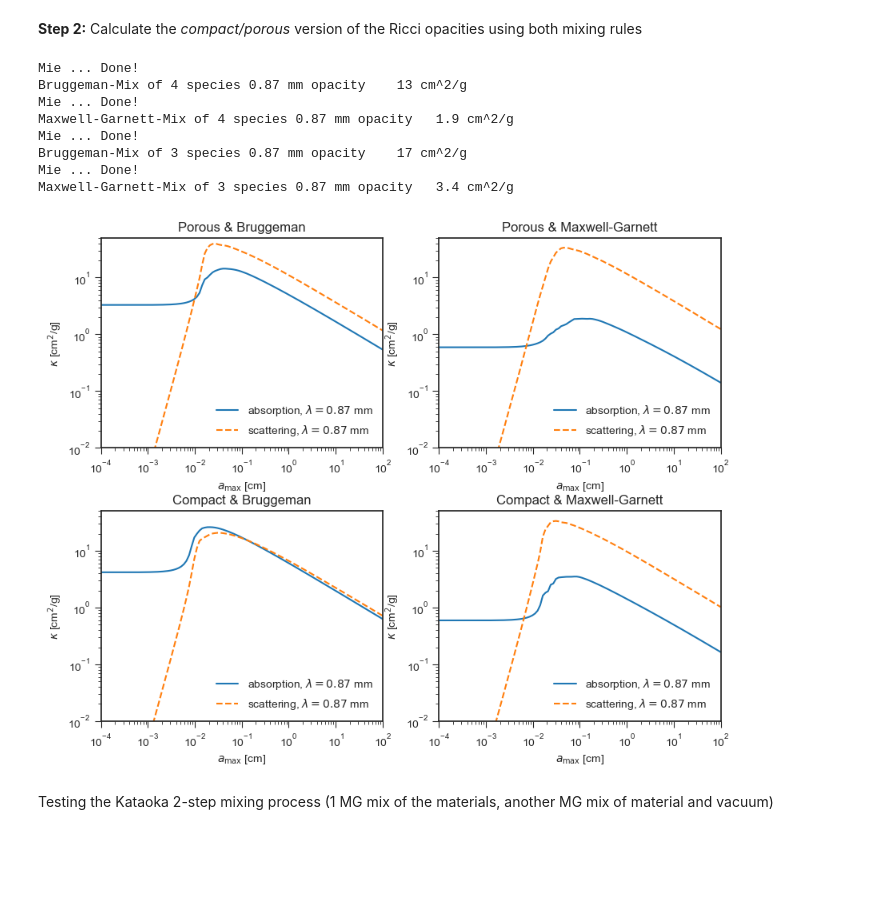
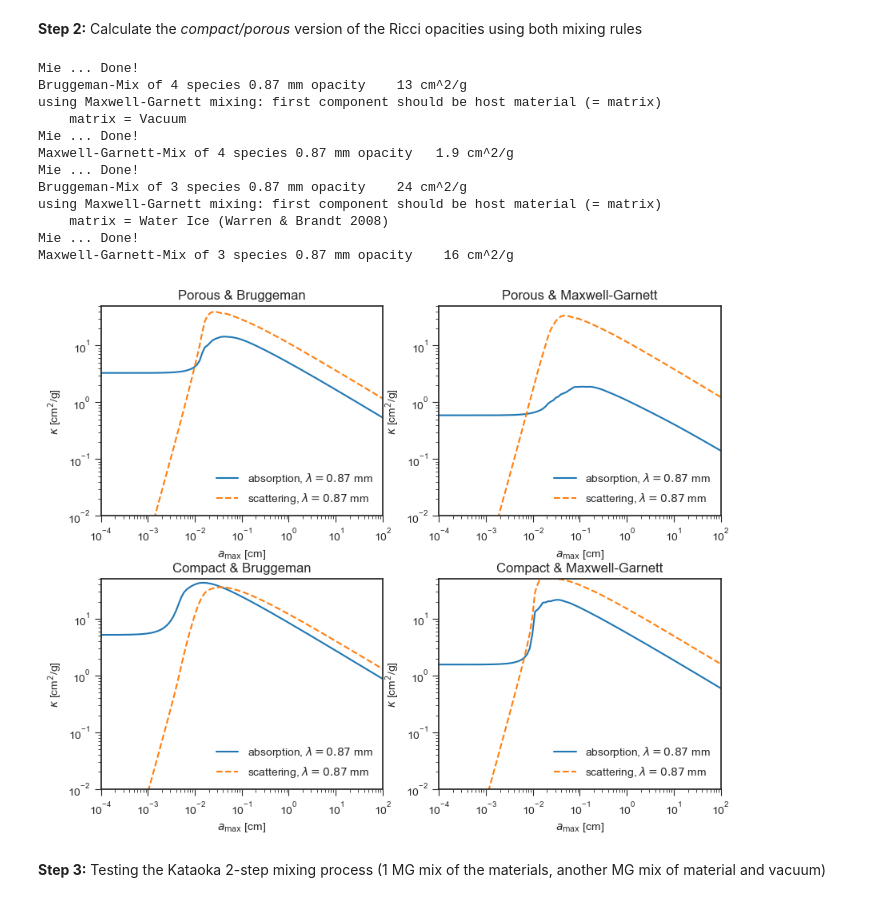
Before and after one commit to seanandrews/p484, a Jupyter notebook: projects/opacities/default_opacities.ipynb, the cells around one changed output. Saved outputs shown, nothing was run; the diff lists cells and outputs as text; code cells hidden in the pictures; blank space fills up the shorter version.

```diff
--- a/projects/opacities/default_opacities.ipynb
+++ b/projects/opacities/default_opacities.ipynb
@@ -242,7 +258,7 @@ Imports for this part:
 import matplotlib.pyplot as plt
 import numpy as np
 import seaborn as sns
-plt.style.use([{'figure.dpi':150, 'image.cmap':'rocket'}])
+plt.style.use([{'figure.dpi':100, 'image.cmap':'rocket'}])
 # %% [markdown]
 Loading the data
 # %%
@@ -367,7 +386,7 @@ Redo [Fig. 1](http://adsbit.harvard.edu//full/1994ApJ...421..615P/0000624.000.ht
 # %%
 f, axs = plt.subplots(3,2, figsize=(6,7), sharex=True)
 
-plot_const = [d7, d2, d3, d5, d1, d4]
+plot_const = [d1, d3, d4, d6, d2, d5]
 
 axs = axs.ravel()
 axs2 = []
@@ -460,17 +480,17 @@ plt.style.use(['seaborn-ticks', {'figure.dpi': 100}])
 # %% [markdown]
 Specify the original values as in the default case
 # %%
-c1 = opacity.diel_draine2003_astrosil()
-c2 = opacity.diel_zubko_carbon(extrapol=True, lmax=2)
-c3 = opacity.diel_warren(new=True)
-c4 = opacity.diel_vacuum()
+c0 = opacity.diel_vacuum()
+c1 = opacity.diel_warrenbrandt08()
+c2 = opacity.diel_zubko96(extrapol=True, lmax=2)
+c3 = opacity.diel_draine2003('astrosilicates')
 
-constants = [c1, c2, c3, c4]
+constants = [c0, c1, c2, c3]
 
 # after Lucas thesis, the fractions in Ricci+2010 are typos
 
-vol_fract = [0.07, 0.21, 0.42, 0.30]
-densities = [3.50, 2.50, 1.00, 0.00]
+vol_fract = [0.30, 0.42, 0.21, 0.07]
+densities = [0.00, 1.00, 2.50, 3.50]
 rho_s = (np.array(vol_fract)*densities).sum()
 # %% [markdown]
 Define size & wavelength grids for this part
@@ -490,7 +510,7 @@ for rho, const in zip(densities, constants):
 
     res   = opacity.get_opacities(a, lam, rho_s=rho, diel_const=const, extrapolate_large_grains=True)
 
-    ka, _, _ = opacity.size_average_opacity(lam_obs, a, lam, res['k_abs'], res['k_sca'], plot=True);
-    plt.gca().set_title(const.material_str)
-    print('{} {:.2} mm opacity {:5.2g} cm^2/g'.format(const.material_str, lam_obs * 10,np.interp(a_max, a, ka)))
+    res2 = opacity.size_average_opacity(lam_obs, a, lam, res['k_abs'], res['k_sca'], plot=True);
+    res2['ax1'].set_title(const.material_str)
+    print('{} {:.2} mm opacity {:5.2g} cm^2/g'.format(const.material_str, lam_obs * 10,np.interp(a_max, a, res2['ka'][0])))
 # %% [output]
@@ -508,37 +528,40 @@ Water Ice (Warren & Brandt 2008) 0.87 mm opacity   1.9 cm^2/g
 # %%
 # the compact version of the mix
 
-constants_c = [c1, c2, c3]
-vol_c = np.array(vol_fract[:-1])
-vol_c /= vol_c.sum()
-rho_c = (densities[:-1]*vol_c).sum()
+constants_comp = [c1, c2, c3]
+vol_comp = np.array(vol_fract[:-1])
+vol_comp /= vol_comp.sum()
+rho_comp = (densities[:-1]*vol_comp).sum()
 
-#
 f, axs = plt.subplots(2, 2, figsize=(10,8))
 f.subplots_adjust(hspace=0.3, wspace=0.2)
 axs = axs.ravel()
 i = 0
 
-for S, V, C, R in zip(['Porous', 'Compact'], [vol_fract, vol_c], [constants, constants_c], [rho_s, rho_c]):
+for S, V, C, R in zip(['Porous', 'Compact'], [vol_fract, vol_comp], [constants, constants_comp], [rho_s, rho_comp]):
     for rule in ['Bruggeman', 'Maxwell-Garnett']:
         ax = axs[i]
 
         dm = opacity.diel_mixed(C, V, rule=rule)
         res = opacity.get_opacities(a, lam, rho_s=R, diel_const=dm, extrapolate_large_grains=True)
 
-        ka, ks, ax = opacity.size_average_opacity(lam_obs, a, lam, res['k_abs'], res['k_sca'], plot=True, ax=ax)
+        res2 = opacity.size_average_opacity(lam_obs, a, lam, res['k_abs'], res['k_sca'], plot=True, ax=ax)
         ax.set_title(S+' & '+rule)
-        print('{} {:.2} mm opacity {:5.2g} cm^2/g'.format(dm.material_str, lam_obs *10, np.interp(a_max, a, ka)))
+        print('{} {:.2} mm opacity {:5.2g} cm^2/g'.format(dm.material_str, lam_obs *10, np.interp(a_max, a, res2['ka'][0])))
         i+=1
 # %% [output]
 Mie ... Done!
 Bruggeman-Mix of 4 species 0.87 mm opacity    13 cm^2/g
+using Maxwell-Garnett mixing: first component should be host material (= matrix)
+    matrix = Vacuum
 Mie ... Done!
 Maxwell-Garnett-Mix of 4 species 0.87 mm opacity   1.9 cm^2/g
 Mie ... Done!
-Bruggeman-Mix of 3 species 0.87 mm opacity    17 cm^2/g
+Bruggeman-Mix of 3 species 0.87 mm opacity    24 cm^2/g
+using Maxwell-Garnett mixing: first component should be host material (= matrix)
+    matrix = Water Ice (Warren & Brandt 2008)
 Mie ... Done!
-Maxwell-Garnett-Mix of 3 species 0.87 mm opacity   3.4 cm^2/g
+Maxwell-Garnett-Mix of 3 species 0.87 mm opacity    16 cm^2/g
-[figure, old version]
+[figure, new version]
 # %% [markdown]
-Testing the Kataoka 2-step mixing process (1 MG mix of the materials, another MG mix of material and vacuum)
+**Step 3:** Testing the Kataoka 2-step mixing process (1 MG mix of the materials, another MG mix of material and vacuum)
```
Also changed, not shown: parts of 25 cells of this notebook, 9 other files.
